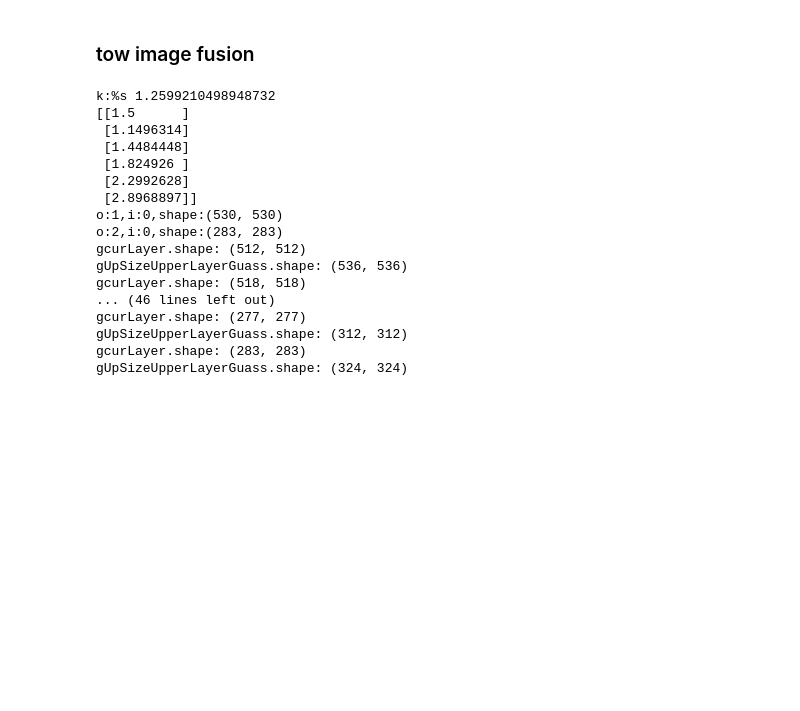
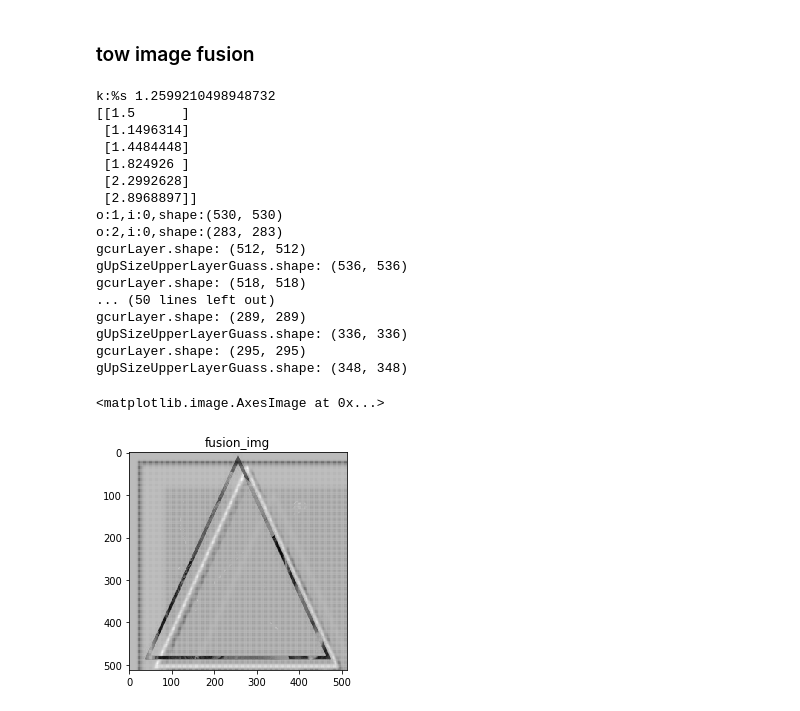
Before and after one commit to sycophant-stone/digital_image_base, a Jupyter notebook: fusion/hdr.ipynb, the cells around one changed output. Drawn from its saved outputs; the diff is of its cells as text; code cells hidden in the pictures; blank space fills up the shorter version.

```diff
--- a/fusion/hdr.ipynb
+++ b/fusion/hdr.ipynb
@@ -253,9 +254,9 @@ def image_fusion(src1,src2):
                 tempUpperGuassian=tempUpperGuassian[:w,:w]
             restore_img+=tempUpperGuassian
 
-    return restore_img
+    return restore_img,lap_src1,dict_src1,lap_src2,dict_src2,lap_fusion_img
 # %%
-fusion_img=image_fusion(grayImage,graytriangleImage)
+fusion_img,lap_src1,dict_src1,lap_src2,dict_src2,lap_fusion_img=image_fusion(grayImage,graytriangleImage_anti)
 # %% [output]
 k:%s 1.2599210498948732
 [[1.5      ]
@@ -269,13 +270,16 @@ o:2,i:0,shape:(283, 283)
 gcurLayer.shape: (512, 512)
 gUpSizeUpperLayerGuass.shape: (536, 536)
 gcurLayer.shape: (518, 518)
-... (46 lines left out)
-gcurLayer.shape: (277, 277)
-gUpSizeUpperLayerGuass.shape: (312, 312)
-gcurLayer.shape: (283, 283)
-gUpSizeUpperLayerGuass.shape: (324, 324)
+... (50 lines left out)
+gcurLayer.shape: (289, 289)
+gUpSizeUpperLayerGuass.shape: (336, 336)
+gcurLayer.shape: (295, 295)
+gUpSizeUpperLayerGuass.shape: (348, 348)
 # %%
-plt.subplot(1, 3, 3)
-plt.title("2,5")
+plt.subplot(1, 1, 1)
+plt.title("fusion_img")
 plt.imshow(fusion_img)
 #print(fusion_img)
+# %% [output]
+<matplotlib.image.AxesImage at 0x...>
+[figure, added]
```
Also changed, not shown: parts of 2 cells of this notebook.
